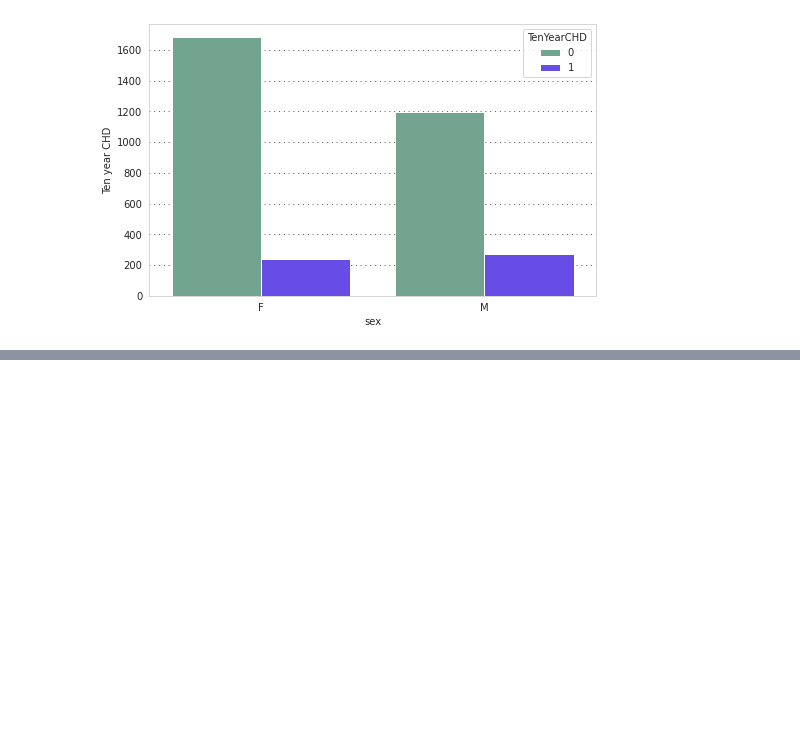
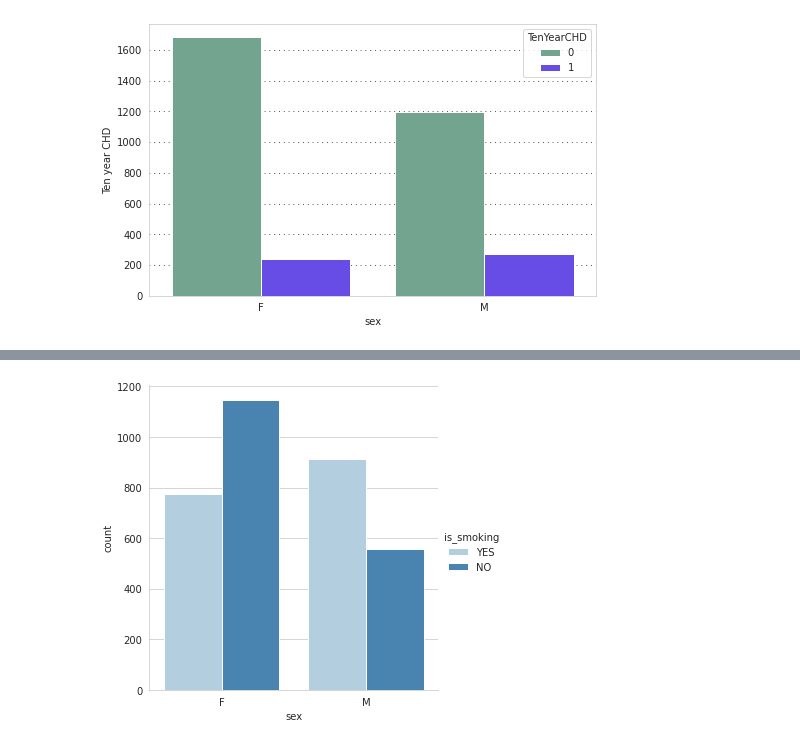
Before and after one commit to Jahnavi-Jaolekar/Cardiovascular-Risk-Prediction, a Jupyter notebook: Cardiovascular_Risk_Prediction.ipynb, the cells around one changed output, grey strips where cells are left out. Drawn from its saved outputs; the diff is of its cells as text; code cells hidden in the pictures; blank space fills up the shorter version.

```diff
--- a/Cardiovascular_Risk_Prediction.ipynb
+++ b/Cardiovascular_Risk_Prediction.ipynb
@@ -387,0 +408,6 @@ sns.boxplot(crp_df['glucose'],palette='autumn', ax=ax[2,1])
+# %%
+# Plot to check how many people smoke
+sns.catplot(data=crp_df, kind='count', x='sex',hue='is_smoking', palette='Blues')
+plt.show()
+# %% [output]
+[figure, added]
```
Also changed, not shown: parts of 42 cells of this notebook.
